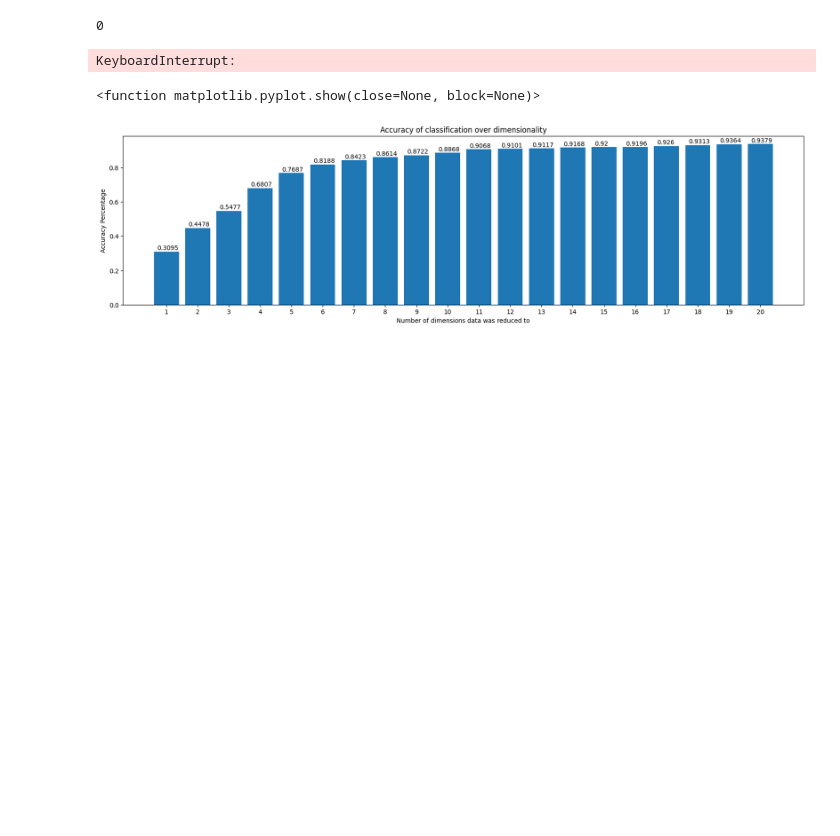
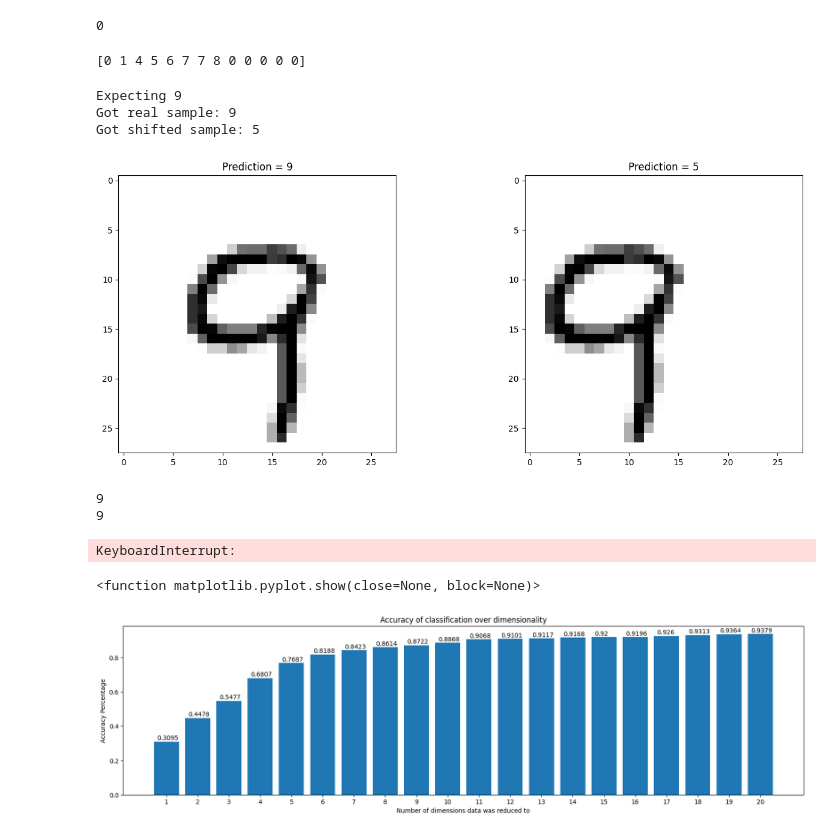
Before and after one commit to TimRoss/OCR, a Jupyter notebook: CPUcode.ipynb, the cells around one changed output. Saved outputs shown, nothing was run; the diff lists cells and outputs as text; code cells hidden in the pictures; blank space fills up the shorter version.

Commit message:
Make demo of missed predictions on shift

```diff
--- a/CPUcode.ipynb
+++ b/CPUcode.ipynb
@@ -302,2 +302,11 @@ print(predictedClass)
 # %% [output]
 0
+# %%
+a = np.array([0,1,4,5,6,7,7,8])
+b = np.zeros((5), dtype = np.int64)
+
+c = np.append(a,b)
+
+print(c)
+# %% [output]
+[0 1 4 5 6 7 7 8 0 0 0 0 0]
@@ -304,3 +315,49 @@ print(predictedClass)
+# %%
+# Show how shifting the data to the side breaks the prediction
+
+import copy
+
+
+def showShiftedPrediction(sampleIndex)
+    shiftedSample = copy.deepcopy(testData[sampleIndex])
+    shiftedSample = shiftedSample.reshape(28,28)
+    # # shift each pixel to the left by 5 pixels
+    for i in range(0, len(shiftedSample)):
+        shiftedSample[i] = np.append(shiftedSample[i][5:], np.zeros(shape=(5), dtype = np.int64))
+    shiftedSample = shiftedSample.reshape(784)
+
+    realPrediction = newClassifier.getPredictionForSingleSample(testData[sampleIndex])
+    shiftedPrediction = newClassifier.getPredictionForSingleSample(shiftedSample)
+
+    print("Expecting " + str(testLabels[sampleIndex]))
+    print("Got real sample: " + realPrediction)
+    print("Got shifted sample: " + shiftedPrediction)
+
+
+    plt.figure(figsize=(16, 6))
+
+
+    plt.subplot(1,2,1)
+    plt.title("Prediction = " + realPrediction)
+    plt.imshow(testData[sampleIndex].reshape(28, 28), cmap=plt.cm.Greys)
+    plt.subplot(1,2,2)
+    plt.title("Prediction = " + shiftedPrediction)
+    plt.imshow(shiftedSample.reshape(28, 28), cmap=plt.cm.Greys)
+    plt.show()
+# %% [output]
+Expecting 9
+Got real sample: 9
+Got shifted sample: 5
+[figure, added]
+# %%
+testIndex = 108
+
+print(testLabels[testIndex])
+
+print(newClassifier.getPredictionForSingleSample(testData[testIndex]))
+# %% [output]
+9
+9
 # %%
 # Calculate the accuracy across many dimensions
 
```
Also changed, not shown: parts of 5 cells of this notebook.
